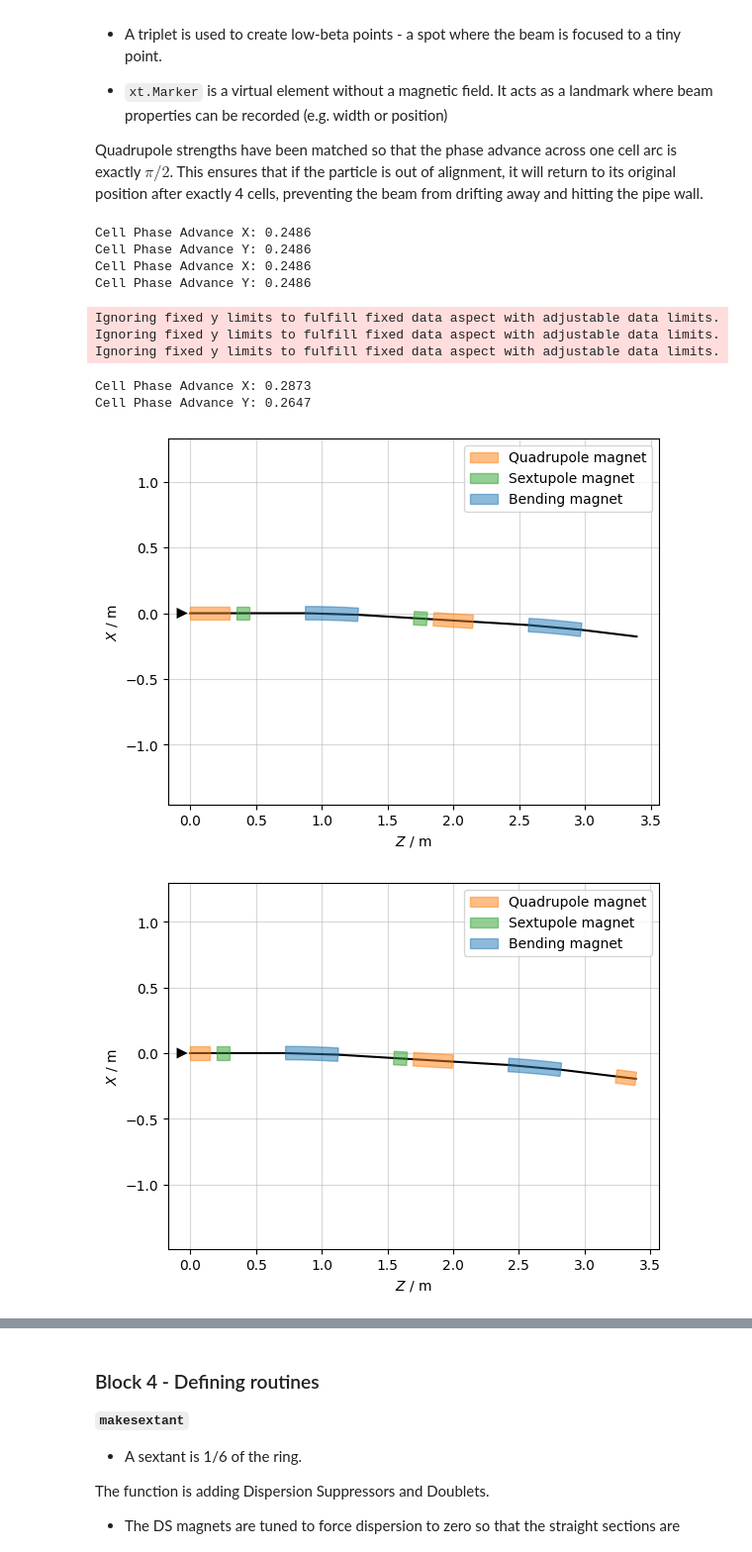
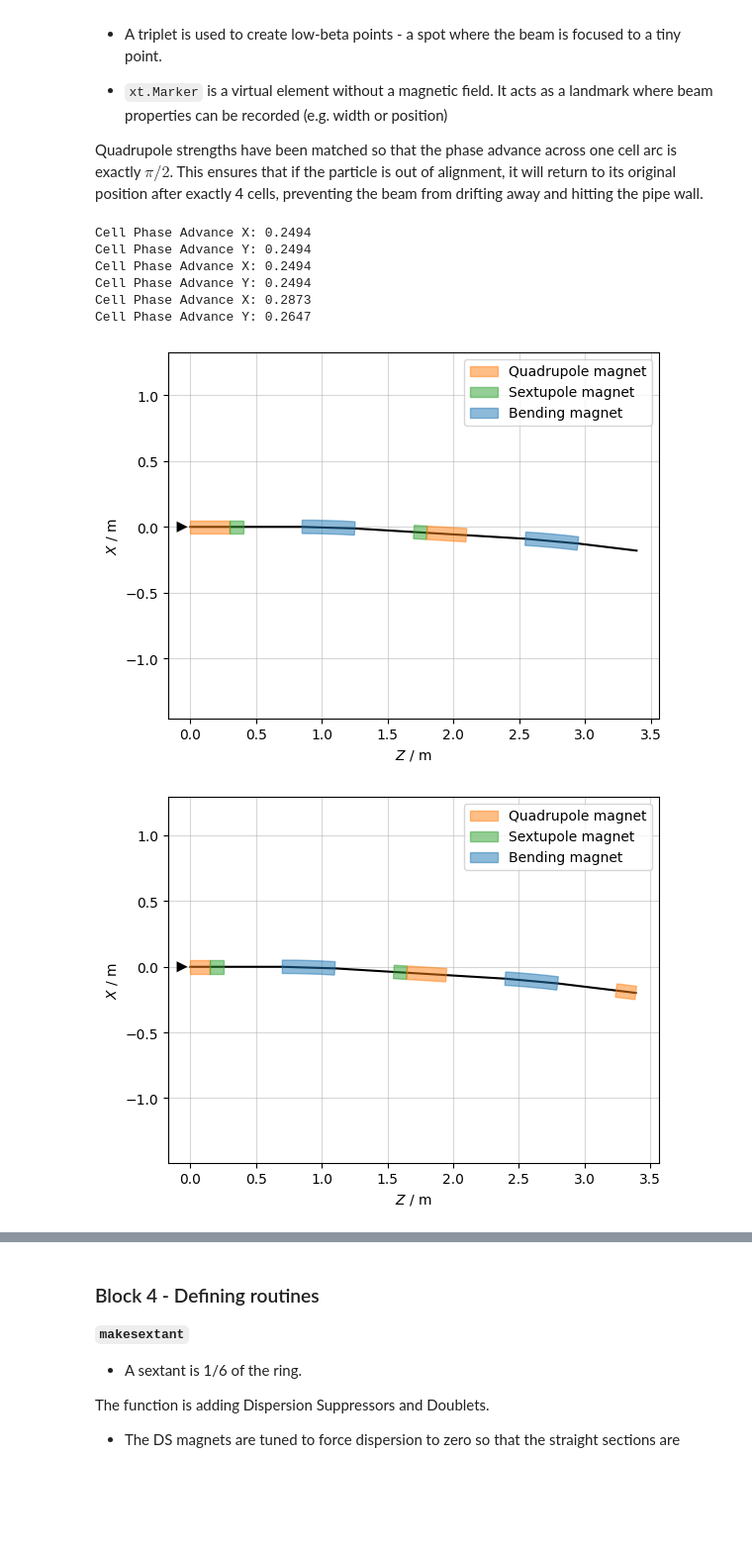
Before and after one commit to Maddie-jpg/polarizer-ring-studies, a Jupyter notebook: Notebooks/PDR90Degs_DSBend_ChromCorrect.ipynb, the cells around one changed output, grey strips where cells are left out. Shown at 99% size. Cells and saved outputs as stored; diff of their text form; code cells hidden in the pictures; blank space fills up the shorter version.

```diff
--- a/Notebooks/PDR90Degs_DSBend_ChromCorrect.ipynb
+++ b/Notebooks/PDR90Degs_DSBend_ChromCorrect.ipynb
@@ -117,6 +117,7 @@ Current l_drift: 0.4249999999999999
 Quadrupole strengths have been matched so that the phase advance across one cell arc is exactly $\pi/2$. This ensures that if the particle is out of alignment, it will return to its original position after exactly 4 cells, preventing the beam from drifting away and hitting the pipe wall.
 # %%
 # just an arc cell
+'''
 cell_arcS = pdr.new_line(length='l_cell',
     components =[
     pdr.new('QF_cell_arc',   'QFarc', at='0.5*l_quad'),
@@ -126,57 +127,65 @@ cell_arcS = pdr.new_line(length='l_cell',
     pdr.new('QD_cell_arc',   'QDarc', at='1.5*l_quad+2*l_gap+2*l_sext+l_bend+2*l_drift'),
     pdr.new('Bend2_cell_arc', 'Bend',  at='2*l_quad+2*l_gap+2*l_sext+1.5*l_bend+3*l_drift'),
     ])
+'''
+
+cell_arcS = pdr.new_line(length='l_cell',
+    components =[
+    pdr.new('QF_cell_arc',   'QFarc', at='0.5*l_quad'),
+    pdr.new('SFA_cell_arc',  'SFarc', at='l_quad+0.5*l_sext'),
+    pdr.new('Bend1_cell_arc', 'Bend',  at='l_quad+l_sext+0.5*l_bend+l_drift'),
+    pdr.new('SDA_cell_arc',  'SDarc', at='l_quad+1.5*l_sext+l_bend+2*l_drift'),
+    pdr.new('QD_cell_arc',   'QDarc', at='1.5*l_quad+2*l_sext+l_bend+2*l_drift'),
+    pdr.new('Bend2_cell_arc', 'Bend',  at='2*l_quad+2*l_sext+1.5*l_bend+3*l_drift'),
+    ])
 
 cell_arc = pdr.new_line( components = [
    pdr.new('QF_cell_arcH1',  'QFarcH' ),
-   pdr.place('Drsext'),
+   #pdr.place('Drsext'),
    pdr.new('SFA_H1',         'SFarc'),
    pdr.place( 'Drarc' ),
    pdr.new('Bend1_cell_arcH', 'Bend' ),
    pdr.place( 'Drarc' ),
    pdr.new('SDA_H1',         'SDarc'),
-   pdr.place('Drsext'),
+   #pdr.place('Drsext'),
    pdr.new('QD_cell_arcH',   'QDarc' ),
    pdr.place( 'Drarc' ),
    pdr.new('Bend2_cell_arcH', 'Bend' ),
    pdr.place( 'Drarc' ),
    pdr.new('QF_cell_arcH2',  'QFarcH' ),
    ])
 
 # triplet starting with
 cell_tr = pdr.new_line(
     components = [
     pdr.new('QF_cell_trH1', 'QFtrH',    at='0*l_trips + 0.25*l_quad + 0.0*l_tripl'),
     pdr.new('QD_cell_tr1',  'QDtr',     at='1*l_trips + 1.00*l_quad + 0.0*l_tripl'),
     pdr.new('Mkr_cell_tr',   xt.Marker, at='1*l_trips + 1.50*l_quad + 0.5*l_tripl'),
     pdr.new('QD_cell_tr2',  'QDtr',     at='1*l_trips + 2.00*l_quad + 1.0*l_tripl'),
     pdr.new('QF_cell_trH2', 'QFtrH',    at='2*l_trips + 2.75*l_quad + 1.0*l_tripl')
     ])
 
 cells=[cell_arcS, cell_arc, cell_tr]
 for cell in cells:
 
     cell.survey().plot()
     tw_cell = cell.twiss(method='4d')
 
     # Calculate phase advance from start to end
     mux_cell = tw_cell.mux[-1] - tw_cell.mux[0]
     muy_cell = tw_cell.muy[-1] - tw_cell.muy[0]
 
     print(f"Cell Phase Advance X: {mux_cell:.4f} ")
     print(f"Cell Phase Advance Y: {muy_cell:.4f} ")
 # %% [output]
-Cell Phase Advance X: 0.2486
-Cell Phase Advance Y: 0.2486
-Cell Phase Advance X: 0.2486
-Cell Phase Advance Y: 0.2486
+Cell Phase Advance X: 0.2494
+Cell Phase Advance Y: 0.2494
+Cell Phase Advance X: 0.2494
+Cell Phase Advance Y: 0.2494
+Cell Phase Advance X: 0.2873
+Cell Phase Advance Y: 0.2647
-Ignoring fixed y limits to fulfill fixed data aspect with adjustable data limits.
-Ignoring fixed y limits to fulfill fixed data aspect with adjustable data limits.
-Ignoring fixed y limits to fulfill fixed data aspect with adjustable data limits.
-Cell Phase Advance X: 0.2873
-Cell Phase Advance Y: 0.2647
-[figure, old version]
+[figure, new version]
-[figure, old version]
+[figure, new version]
 [figure]
 # %% [markdown]
 ### Block 4 - Defining routines ###
```
Also changed, not shown: parts of 6 cells of this notebook, 1 other file.
